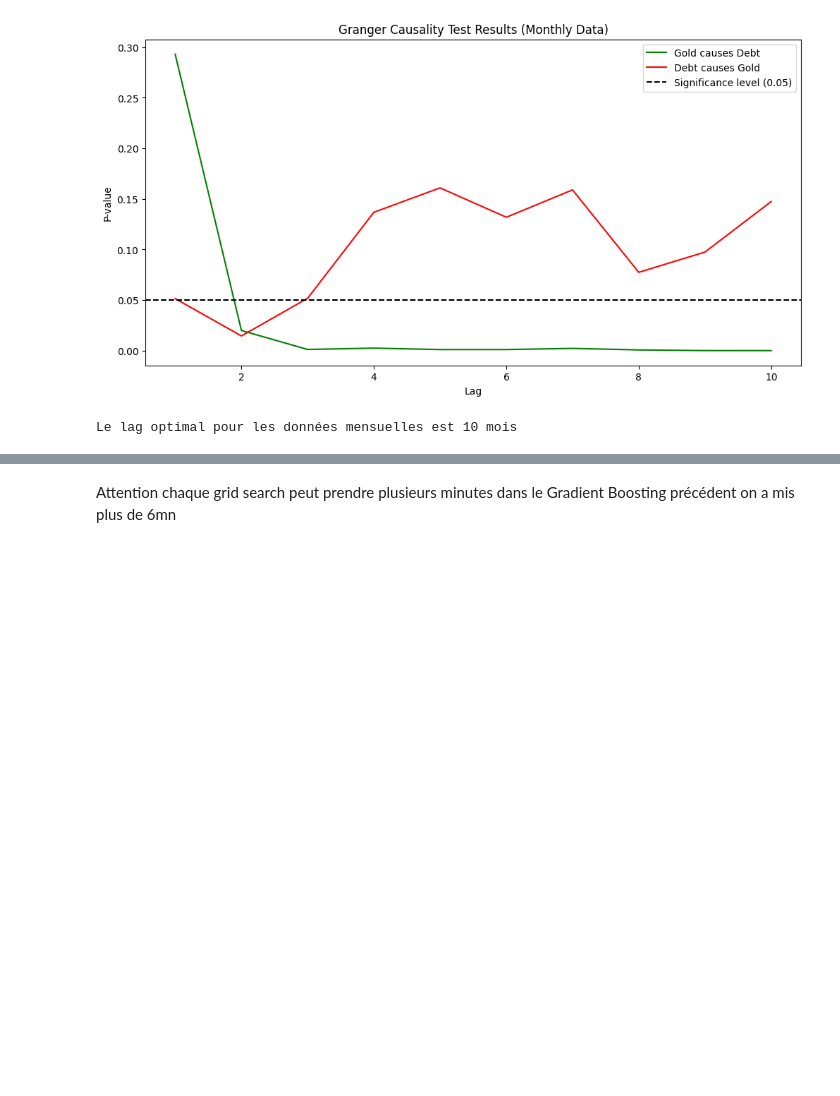
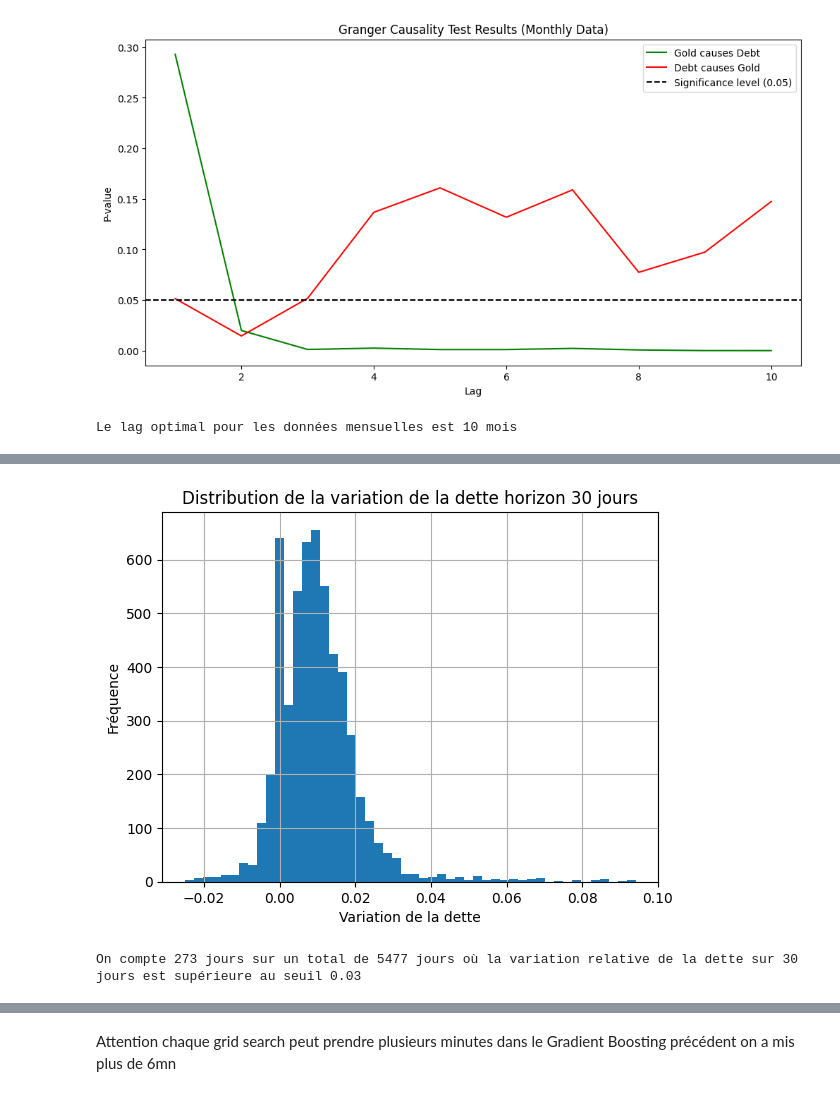
Before and after one commit to pafruchtenreich/ML_for_finance, a Jupyter notebook: notebook.ipynb, the cells around one changed output, grey strips where cells are left out. Drawn from its saved outputs; the diff is of its cells as text; code cells hidden in the pictures; blank space fills up the shorter version.

```diff
--- a/notebook.ipynb
+++ b/notebook.ipynb
@@ -744,40 +769,46 @@ Pour le modèle de classification, on pourra utiliser un modèle de type Random
 # %%
 import numpy as np
 from sklearn.model_selection import train_test_split, GridSearchCV
 from sklearn.ensemble import RandomForestClassifier, GradientBoostingClassifier
 from sklearn.svm import SVC
 from sklearn.linear_model import LogisticRegression
 from sklearn.neural_network import MLPClassifier
 from sklearn.metrics import classification_report
 
 # Chargement des données
 gold_data = gold_data_2[['Price', 'Volume', 'Daily_return']].rename(columns={'Price': 'gold_price', 'Volume': 'gold_volume', 'Daily_return': 'gold_return'})
 debt_data = debt_to_penny_df[['tot_pub_debt_out_amt']].rename(columns={'tot_pub_debt_out_amt': 'debt_amt'})
 
 # Feature Engineering
 gold_data['gold_vol7d'] = gold_data['gold_return'].rolling(window=7).std() * ((365/7)**0.5)
 gold_data['gold_vol28d'] = gold_data['gold_return'].rolling(window=28).std() * ((365/28)**0.5)
 gold_data['gold_vol90d'] = gold_data['gold_return'].rolling(window=90).std() * ((365/90)**0.5)
 gold_data['gold_variation'] = gold_data['gold_price'].diff()
 
 # Prétraitement des données
 data = pd.merge(gold_data, debt_data, left_index=True, right_index=True)
 data.dropna(inplace=True)
 
 
-# Définition de l'horizon de temps x et du seuil s
+# Définition de l'horizon de temps x et du quantile q pour calculer le seuil s
 x = 30  # par exemple, 30 jours
-s = 0.4  # seuil de classification 0.3 Trillions USD
+q = 0.95  # par exemple, 95%
 
-# Définition de la target avec l'horizon de temps x
-data['debt_delta'] = data['debt_amt'].shift(-x) - data['debt_amt']
-data['target'] = pd.cut(data['debt_delta'], bins=[-np.inf, 0, s, np.inf], labels=['remboursement', 'endettement', 'surendettement'])
+# Calcul de la variation relative de la dette sur x jours
+data['debt_delta'] = (data['debt_amt'].shift(-x) - data['debt_amt']) / data['debt_amt']
 
-# Suppression des lignes avec des valeurs manquantes dans la target
-data.dropna(subset=['target'], inplace=True)
+# Computation of s which is the top 5% quantile of the debt_delta distribution playing the role of threshold for the classification of the target variable (remboursement, endettement, surendettement)
+s = data['debt_delta'].quantile(q)
 
-# Séparation des données
-X = data[['gold_price', 'gold_volume', 'gold_vol7d', 'gold_vol28d', 'gold_vol90d', 'gold_variation', 'gold_return']]
-y = data['target']
+# histogramme de debt_delta
+data['debt_delta'].hist(bins=50)
+plt.title(f'Distribution de la variation de la dette horizon {x} jours')
+plt.xlabel('Variation de la dette')
+plt.ylabel('Fréquence')
+plt.show()
 
-X_train, X_test, y_train, y_test = train_test_split(X, y, test_size=0.2, random_state=42)
+# count the number of days where the debt_delta is above the threshold
+print(f'On compte {data[data["debt_delta"] > s].shape[0]} jours sur un total de {data.shape[0]} jours où la variation relative de la dette sur {x} jours est supérieure au seuil {round(s,2)}')
+# %% [output]
+[figure, added]
+On compte 273 jours sur un total de 5477 jours où la variation relative de la dette sur 30 jours est supérieure au seuil 0.03
```
Also changed, not shown: parts of 15 cells of this notebook.
